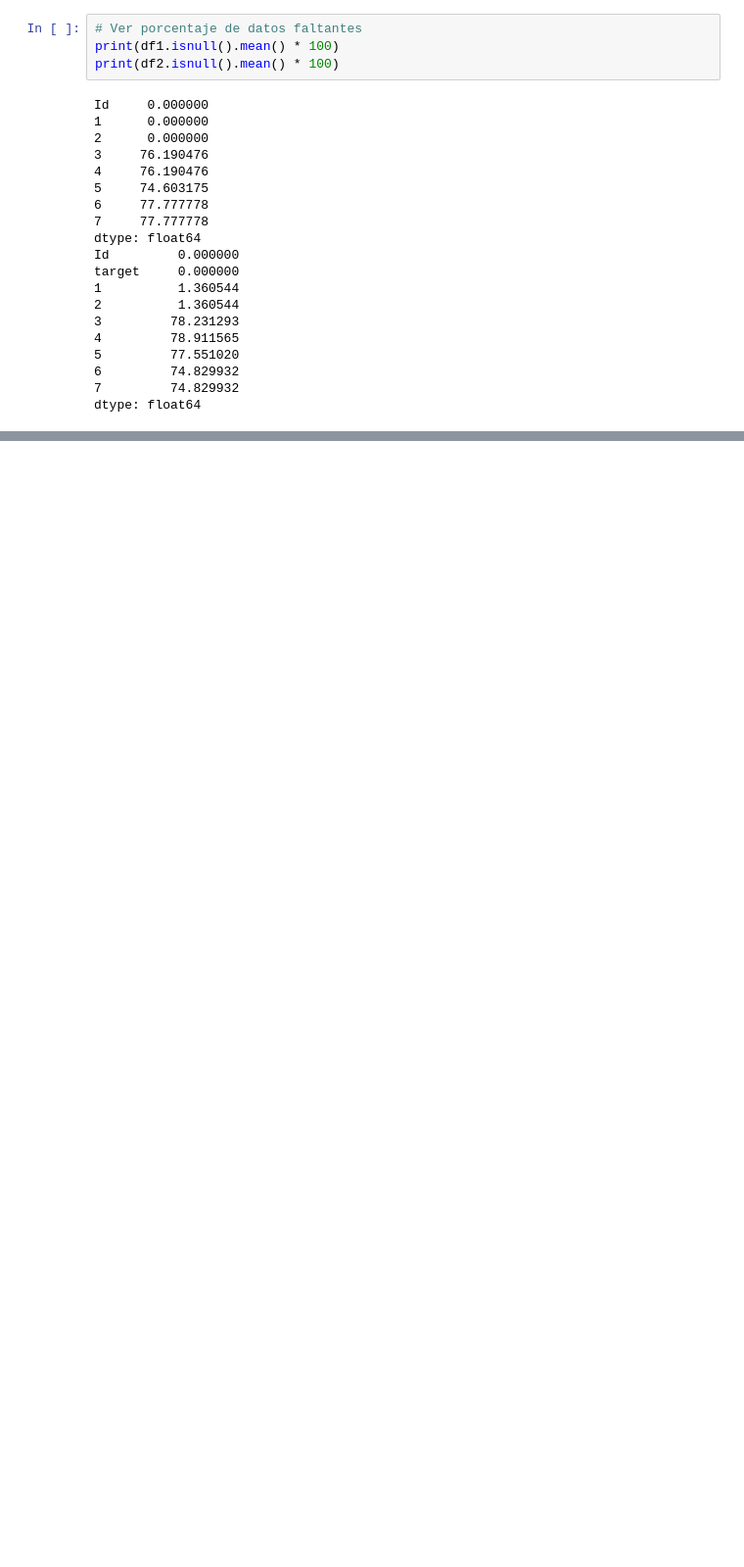
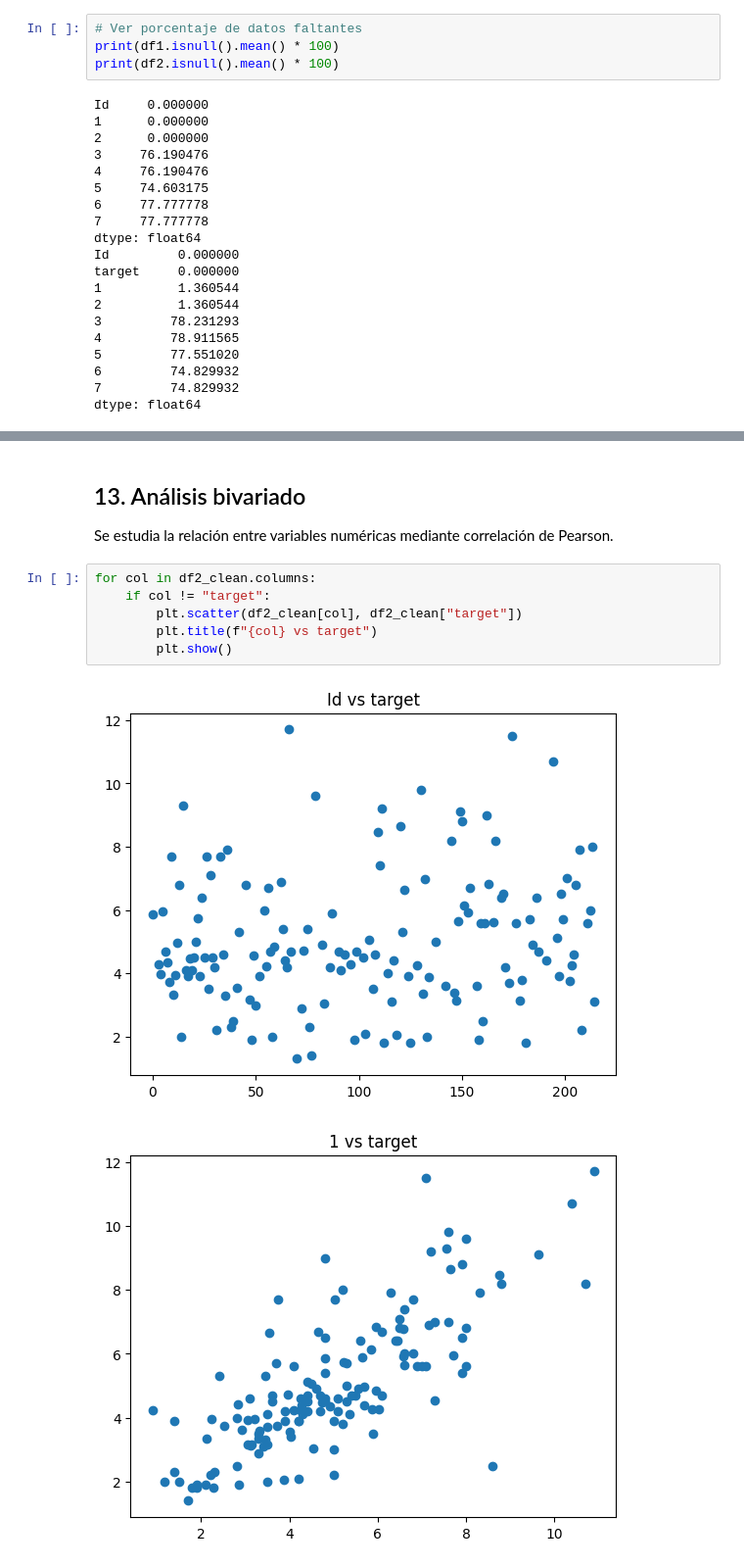
Before and after one commit to kjimenezm1989-max/Universidad, a Jupyter notebook: notebooks/analisis.ipynb, the cells around one changed output, grey strips where cells are left out. Shown at 98% size. Saved outputs shown, nothing was run; the diff lists cells and outputs as text; blank space fills up the shorter version.

```diff
--- a/notebooks/analisis.ipynb
+++ b/notebooks/analisis.ipynb
@@ -83,0 +230,13 @@ dtype: float64
+# %% [markdown]
+## 13. Análisis bivariado
+
+Se estudia la relación entre variables numéricas mediante correlación de Pearson.
+# %%
+for col in df2_clean.columns:
+    if col != "target":
+        plt.scatter(df2_clean[col], df2_clean["target"])
+        plt.title(f"{col} vs target")
+        plt.show()
+# %% [output]
+[figure, added]
+[figure, added]
```
Also changed, not shown: parts of 30 cells of this notebook.
